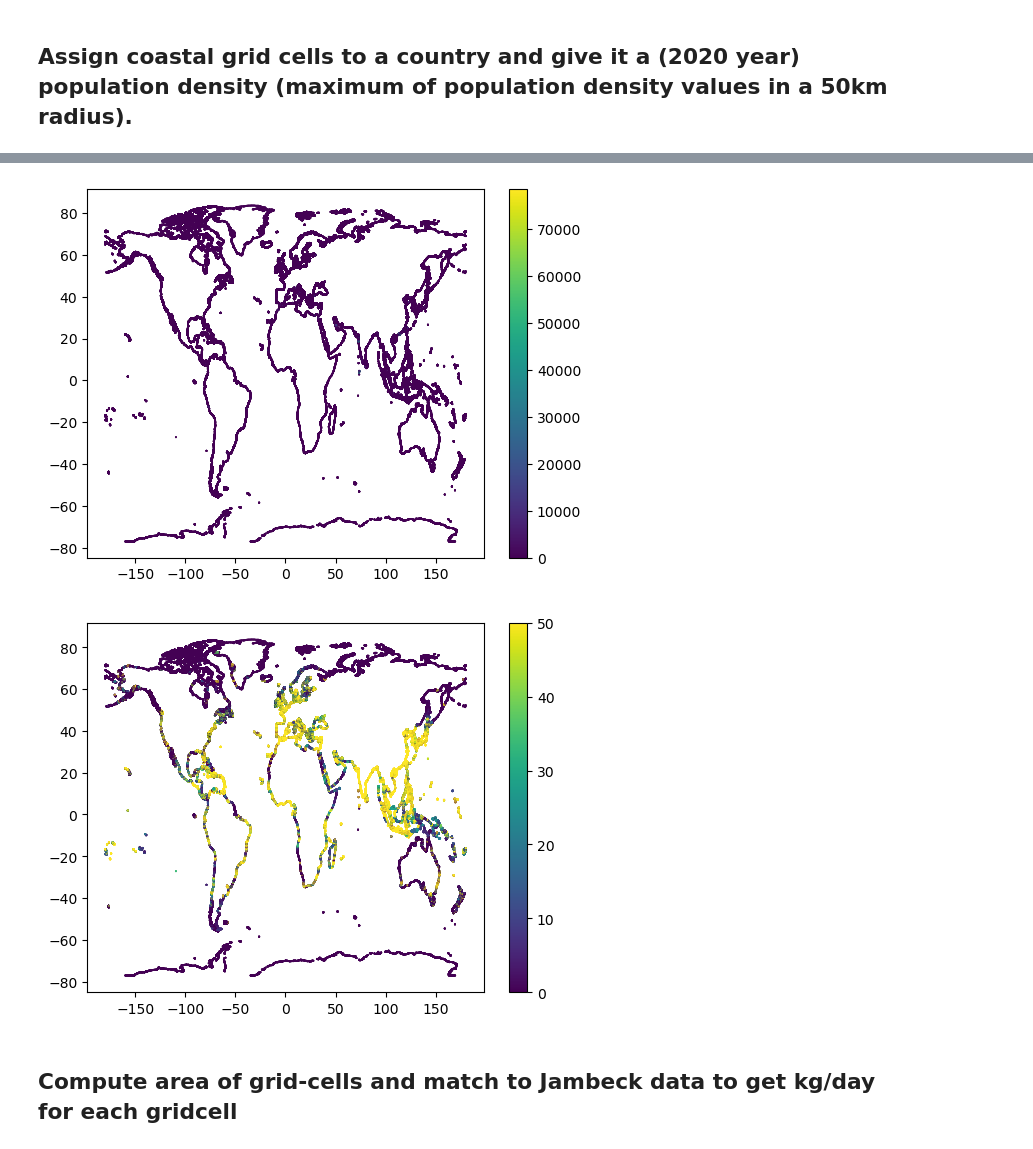
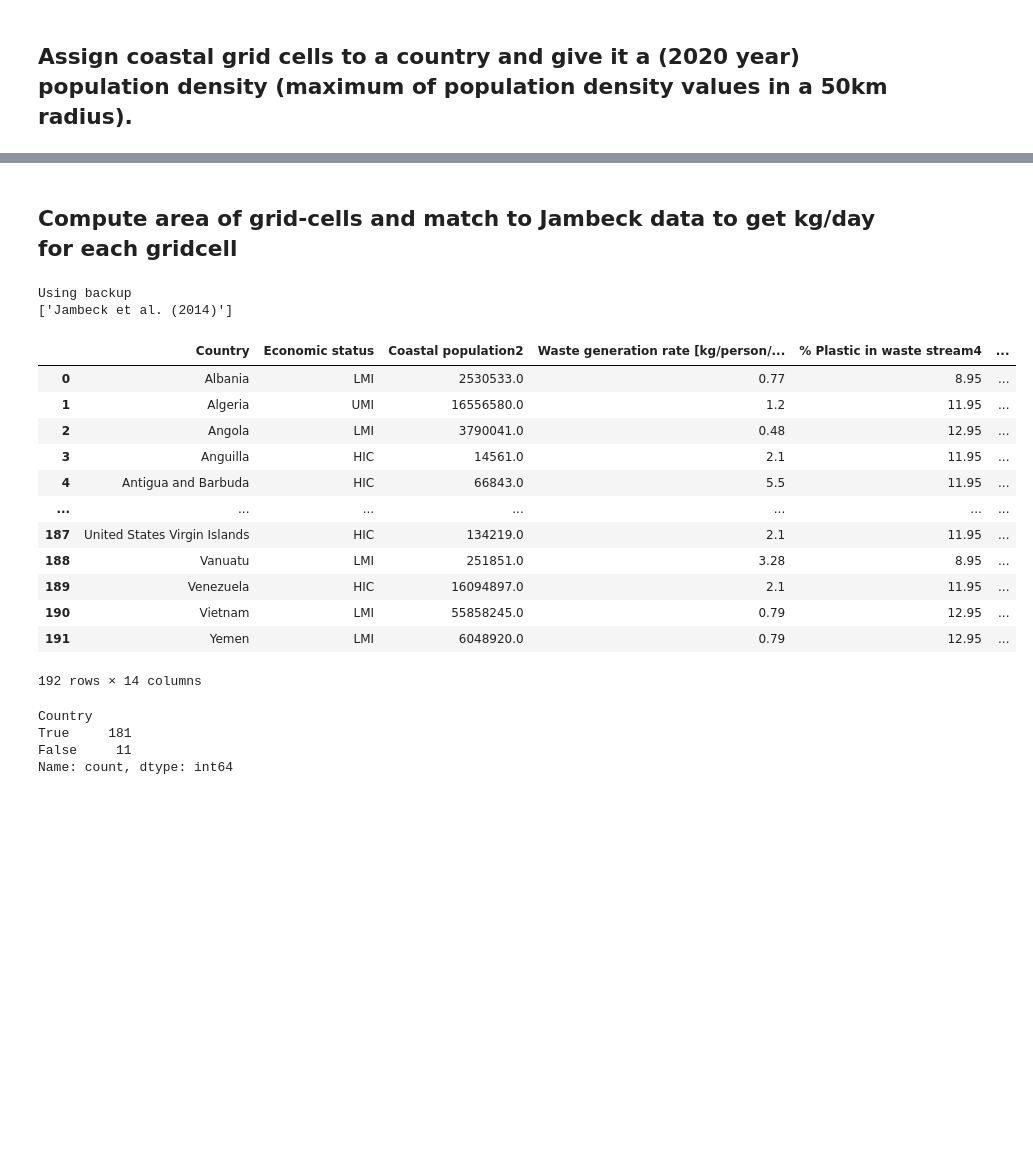
Before and after one commit to OceanParcels/plasticparcels, a Jupyter notebook: src/release/create_coastal_release.ipynb, the cells around one changed output, grey strips where cells are left out. Saved outputs shown, nothing was run; the diff lists cells and outputs as text; code cells hidden in the pictures; blank space fills up the shorter version.

```diff
--- a/src/release/create_coastal_release.ipynb
+++ b/src/release/create_coastal_release.ipynb
@@ -345,12 +199,2 @@ coastal_density_df.to_csv(output_data+'coastal_population_density_NEMO0083.csv')
-# %%
-plt.scatter(coastal_density_df['Longitude'], coastal_density_df['Latitude'], c=coastal_density_df['PopulationDensity'], s=0.1)
-plt.colorbar()
-plt.show()
-plt.scatter(coastal_density_df['Longitude'], coastal_density_df['Latitude'], c=coastal_density_df['PopulationDensity'], s=0.1, vmax=50)
-plt.colorbar()
-plt.show()
-# %% [output]
-[figure, removed]
-[figure, removed]
 # %% [markdown]
 ## Compute area of grid-cells and match to Jambeck data to get kg/day for each gridcell
@@ -358,0 +201,14 @@ plt.show()
+# %%
+## Jambeck data download
+url = "https://www.science.org/doi/suppl/10.1126/science.1260352/suppl_file/1260352_supportingfile_suppl._excel_seq1_v1.xlsx"
+url_backup = "http://jambeck.engr.uga.edu/wp-content/uploads/2015/01/JambeckSData.xlsx" ## This seems like the one that works, but I don't like the idea of hardcoding to this. does Science have an API we can use?
+try:
+    socket = urlr.urlopen(url)
+except:
+    print('Using backup')
+    socket = urlr.urlopen(url_backup)
+spreadsheet_from_url = pd.ExcelFile(socket.read())
+print(spreadsheet_from_url.sheet_names)
+# %% [output]
+Using backup
+['Jambeck et al. (2014)']
@@ -358,0 +218,56 @@ plt.show()
+# %%
+MPW = MPW.fillna('') #Set the bottom rows with black info to blank strings
+MPW = MPW[MPW['Country']!=''] #Only keep data with valid country names
+MPW['Country'] = MPW['Country'].replace(regex='[0-9]',value='').str.replace('&', 'and') # Remove the numbers (superscripts) after some country names and replace ampersands with 'and'
+
+# Manually change the Jambeck names to match those in the GPW dataset
+MPW['Country'] = MPW['Country'].replace('Brunei', 'Brunei Darussalam')
+MPW['Country'] = MPW['Country'].replace('Curacao', 'Curaçao') # This might be annoying later...
+MPW['Country'] = MPW['Country'].replace('Congo, Dem rep. of', 'Democratic Republic of the Congo')
+MPW['Country'] = MPW['Country'].replace('Korea, North', 'Dem. Rep. Korea')
+MPW['Country'] = MPW['Country'].replace('Korea, South (Republic of Korea)', 'Republic of Korea')
+MPW['Country'] = MPW['Country'].replace('Burma/Myanmar', 'Myanmar')
+MPW['Country'] = MPW['Country'].replace('Micronesia', 'Federated States of Micronesia')
+MPW['Country'] = MPW['Country'].replace('Faroe Islands', 'Faeroe Islands')
+MPW['Country'] = MPW['Country'].replace('Falkland Islands', 'Falkland Islands / Malvinas')
+MPW['Country'] = MPW['Country'].replace('Cote d\'Ivoire', 'Côte d\'Ivoire')
+MPW['Country'] = MPW['Country'].replace('East Timor', 'Timor-Leste')
+MPW['Country'] = MPW['Country'].replace('Russia', 'Russian Federation')
+MPW['Country'] = MPW['Country'].replace('Saint Pierre', 'Saint Pierre and Miquelon')
+MPW['Country'] = MPW['Country'].replace('Congo Rep of', 'Republic of the Congo')
+MPW['Country'] = MPW['Country'].replace('Palestine (Gaza Strip is only part on the coast)', 'Palestine')
+MPW['Country'] = MPW['Country'].replace('Saint Maarten, DWI', 'Sint Maarten')
+MPW['Country'] = MPW['Country'].replace('USVI', 'United States Virgin Islands')
+#MPW['Country'] = MPW['Country'].replace('Northern Cyprus', 'Cyprus') # Combines the two sets
+MPW['Country'] = MPW['Country'].replace('Gibraltar', 'United Kingdom') # Add to UK
+MPW['Country'] = MPW['Country'].replace('French Guiana', 'France')
+MPW['Country'] = MPW['Country'].replace('Guadeloupe', 'France')
+MPW['Country'] = MPW['Country'].replace('Martinique', 'France')
+MPW['Country'] = MPW['Country'].replace('Christmas Island', 'Australia')
+MPW['Country'] = MPW['Country'].replace('Reunion', 'France')
+MPW['Country'] = MPW['Country'].replace('Netherlands Antilles', 'Netherlands')
+MPW['Country'] = MPW['Country'].replace('Sao Tome and Principe', 'São Tomé and Principe')
+
+MPW
+# %% [output]
+|  | Country | Economic status | Coastal population2 | Waste generation rate [kg/person/... | % Plastic in waste stream4 | ... |
+| 0 | Albania | LMI | 2530533.0 | 0.77 | 8.95 | ... |
+| 1 | Algeria | UMI | 16556580.0 | 1.2 | 11.95 | ... |
+| 2 | Angola | LMI | 3790041.0 | 0.48 | 12.95 | ... |
+| 3 | Anguilla | HIC | 14561.0 | 2.1 | 11.95 | ... |
+| 4 | Antigua and Barbuda | HIC | 66843.0 | 5.5 | 11.95 | ... |
+| ... | ... | ... | ... | ... | ... | ... |
+| 187 | United States Virgin Islands | HIC | 134219.0 | 2.1 | 11.95 | ... |
+| 188 | Vanuatu | LMI | 251851.0 | 3.28 | 8.95 | ... |
+| 189 | Venezuela | HIC | 16094897.0 | 2.1 | 11.95 | ... |
+| 190 | Vietnam | LMI | 55858245.0 | 0.79 | 12.95 | ... |
+| 191 | Yemen | LMI | 6048920.0 | 0.79 | 12.95 | ... |
+192 rows × 14 columns
+# %%
+# Preprocessing
+MPW['Country'].isin(coastal_density_df['Country']).value_counts()
+# %% [output]
+Country
+True     181
+False     11
+Name: count, dtype: int64
```
Also changed, not shown: parts of 17 cells of this notebook, 4 other files.
